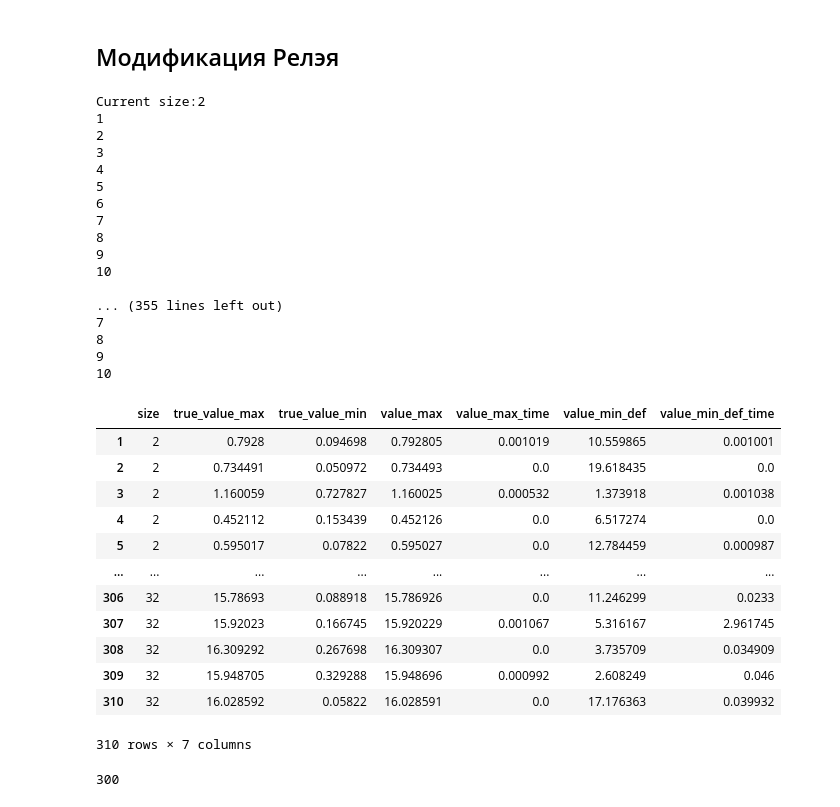
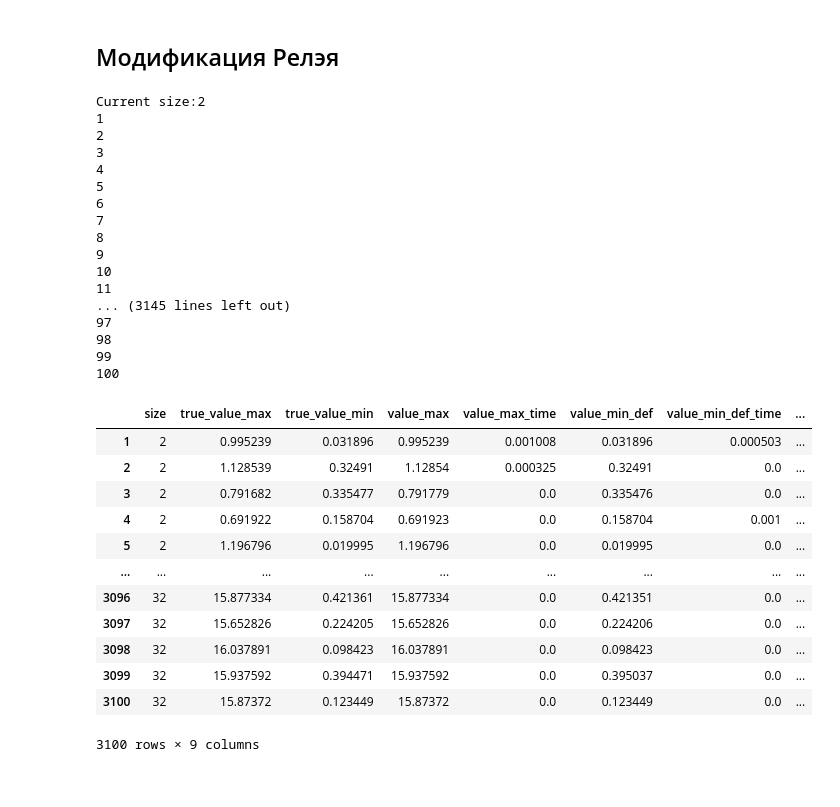
Before and after one commit to Jrol123/CalcMath, a Jupyter notebook: Course_prog/S5/main.ipynb, the cells around one changed output. Cells and saved outputs as stored; diff of their text form; code cells hidden in the pictures.

```diff
--- a/Course_prog/S5/main.ipynb
+++ b/Course_prog/S5/main.ipynb
@@ -8,11 +8,11 @@ warnings.filterwarnings(action="ignore", category=DeprecationWarning)
 FIRST_SIZE = 2
 LAST_SIZE = 32
 
-COUNT_TRIES = 10
+COUNT_TRIES = 100
 
 MAX_DEF_COUNT_ITER = 100000
 """Максимальное количество итераций по-умолчанию"""
-DEF_EPS = 0.0001
+DEF_EPS = 0.00001
 """Точность по-умолчанию"""
 # %% [output]
 'Точность по-умолчанию'
@@ -57,8 +57,8 @@ def calc(A: np.matrix, b: np.matrix) -> np.matrix:
 # %%
 def output(
     A: np.matrix,
-    texts,
-    funcs,
+    texts: list[str],
+    funcs: list,
 
     num_iterrations: int = MAX_DEF_COUNT_ITER,
     b_k: np.matrix = None,
@@ -89,7 +89,7 @@ def output(
         start_time = time()
         # print(text)
         if f.__name__ != inverse_power_rel.__name__:
-            eval = f(A=A, num_iterations=num_iterrations, b_k=b_k)
+            evec, eval = f(A=A, num_iterations=num_iterrations, b_k=b_k)
             # evec = f(A=A, num_iterations=num_iterrations, b_k=b_k)
             # eval = calc(A, evec)
         else:
@@ -157,9 +157,12 @@ $x^{(k)} = \dfrac{Ax^{(k - 1)}}{\alpha_{k - 1}}$
 
 $\lambda_{1}(A) = \dfrac{\left( Ax^{(k)}, x^{(k)} \right)}{(x^{(k)}, x^{(k)})} = \dfrac{(x^{(k)})^{T}A^{(k)}x^{(k)}}{(x^{(k)})^{T}x^{(k)}}$, где $|\lambda_1(A)|$ - наибольшее по модулю СЗ
 # %%
-# TODO Сделать вычисление СЗ на каждом шаге.
-
-def power_iteration(A: np.matrix, epsilon: float = DEF_EPS, num_iterations = MAX_DEF_COUNT_ITER, b_k: np.matrix = None) -> np.matrix:
+def power_iteration(
+    A: np.matrix,
+    epsilon: float = DEF_EPS,
+    num_iterations=MAX_DEF_COUNT_ITER,
+    b_k: np.matrix = None,
+) -> np.matrix:
     if b_k is None:
         b_k = np.random.rand(A.shape[1], 1)
     # print("Начальное приближение:", b_k, sep="\n")
@@ -178,21 +181,28 @@ def power_iteration(A: np.matrix, epsilon: float = DEF_EPS, num_iterations = MAX
             break
         alpha_old = alpha_new
 
-
-    return alpha_new
+    return b_k, alpha_new
 # %% [markdown]
 # Обратный метод
 # %% [markdown]
 ## Стандартная версия
 # %%
-def inverse_power_def(A: np.matrix, epsilon: float = DEF_EPS, num_iterations = MAX_DEF_COUNT_ITER, b_k: np.matrix = None) -> np.matrix:
+def inverse_power_def(
+    A: np.matrix,
+    epsilon: float = DEF_EPS,
+    num_iterations=MAX_DEF_COUNT_ITER,
+    b_k: np.matrix = None,
+) -> np.matrix:
     try:
         inv_A = np.linalg.inv(A)
     except np.linalg.LinAlgError:
         print("Вырожденная матрица")
         return None
     # print("Обратная матрица:",inv_A, sep="\n")
-    return power_iteration(inv_A, epsilon=epsilon, num_iterations=num_iterations, b_k=b_k)
+    res = power_iteration(
+        inv_A, epsilon=epsilon, num_iterations=num_iterations, b_k=b_k
+    )
+    return res[0], 1 / res[1]
 # %%
 # A: np.matrix = np.matrix("1 3 -2 0;"
 #                          "1 1 4 7;"
@@ -249,51 +259,51 @@ def generate_non_singular(n):
 # %%
 import numpy as np
 # texts = ["Прямые итерации", "Обратные итерации (обычные)", "Обратные итерации (Релэя)"]
 # funcs = [power_iteration, inverse_power_def, inverse_power_rel]
 texts = ["Прямые итерации", "Обратные итерации (обычные)"]
 funcs = [power_iteration, inverse_power_def]
 mass = []
 
 for i in range(FIRST_SIZE, LAST_SIZE + 1):
     print(f"Current size:{i}")
     for j in range(COUNT_TRIES):
         print(j + 1)
         matr = generate_non_singular(i)
         df.iloc[(i - FIRST_SIZE) * COUNT_TRIES + j] = output(matr, texts, funcs)
     print()
+
+df["delta_max"] = abs(df["true_value_max"] - df["value_max"])
+df["delta_min"] = abs(df["true_value_min"] - df["value_min_def"])
+
 df
 # %% [output]
 Current size:2
 1
 2
 3
 4
 5
 6
 7
 8
 9
 10
-
-... (355 lines left out)
-7
-8
-9
-10
+11
+... (3145 lines left out)
+97
+98
+99
+100
-|  | size | true_value_max | true_value_min | value_max | value_max_time | value_min_def | value_min_def_time |
-| 1 | 2 | 0.7928 | 0.094698 | 0.792805 | 0.001019 | 10.559865 | 0.001001 |
-| 2 | 2 | 0.734491 | 0.050972 | 0.734493 | 0.0 | 19.618435 | 0.0 |
-| 3 | 2 | 1.160059 | 0.727827 | 1.160025 | 0.000532 | 1.373918 | 0.001038 |
-| 4 | 2 | 0.452112 | 0.153439 | 0.452126 | 0.0 | 6.517274 | 0.0 |
-| 5 | 2 | 0.595017 | 0.07822 | 0.595027 | 0.0 | 12.784459 | 0.000987 |
-| ... | ... | ... | ... | ... | ... | ... | ... |
-| 306 | 32 | 15.78693 | 0.088918 | 15.786926 | 0.0 | 11.246299 | 0.0233 |
-| 307 | 32 | 15.92023 | 0.166745 | 15.920229 | 0.001067 | 5.316167 | 2.961745 |
-| 308 | 32 | 16.309292 | 0.267698 | 16.309307 | 0.0 | 3.735709 | 0.034909 |
-| 309 | 32 | 15.948705 | 0.329288 | 15.948696 | 0.000992 | 2.608249 | 0.046 |
-| 310 | 32 | 16.028592 | 0.05822 | 16.028591 | 0.0 | 17.176363 | 0.039932 |
+|  | size | true_value_max | true_value_min | value_max | value_max_time | value_min_def | value_min_def_time | ... |
+| 1 | 2 | 0.995239 | 0.031896 | 0.995239 | 0.001008 | 0.031896 | 0.000503 | ... |
+| 2 | 2 | 1.128539 | 0.32491 | 1.12854 | 0.000325 | 0.32491 | 0.0 | ... |
+| 3 | 2 | 0.791682 | 0.335477 | 0.791779 | 0.0 | 0.335476 | 0.0 | ... |
+| 4 | 2 | 0.691922 | 0.158704 | 0.691923 | 0.0 | 0.158704 | 0.001 | ... |
+| 5 | 2 | 1.196796 | 0.019995 | 1.196796 | 0.0 | 0.019995 | 0.0 | ... |
+| ... | ... | ... | ... | ... | ... | ... | ... | ... |
+| 3096 | 32 | 15.877334 | 0.421361 | 15.877334 | 0.0 | 0.421351 | 0.0 | ... |
+| 3097 | 32 | 15.652826 | 0.224205 | 15.652826 | 0.0 | 0.224206 | 0.0 | ... |
+| 3098 | 32 | 16.037891 | 0.098423 | 16.037891 | 0.0 | 0.098423 | 0.0 | ... |
+| 3099 | 32 | 15.937592 | 0.394471 | 15.937592 | 0.0 | 0.395037 | 0.0 | ... |
+| 3100 | 32 | 15.87372 | 0.123449 | 15.87372 | 0.0 | 0.123449 | 0.0 | ... |
-310 rows × 7 columns
+3100 rows × 9 columns
-# %%
-(LAST_SIZE - FIRST_SIZE - 1) * COUNT_TRIES + COUNT_TRIES
-# %% [output]
-300
```
Also changed, not shown: parts of 17 cells of this notebook, 2 other files.
